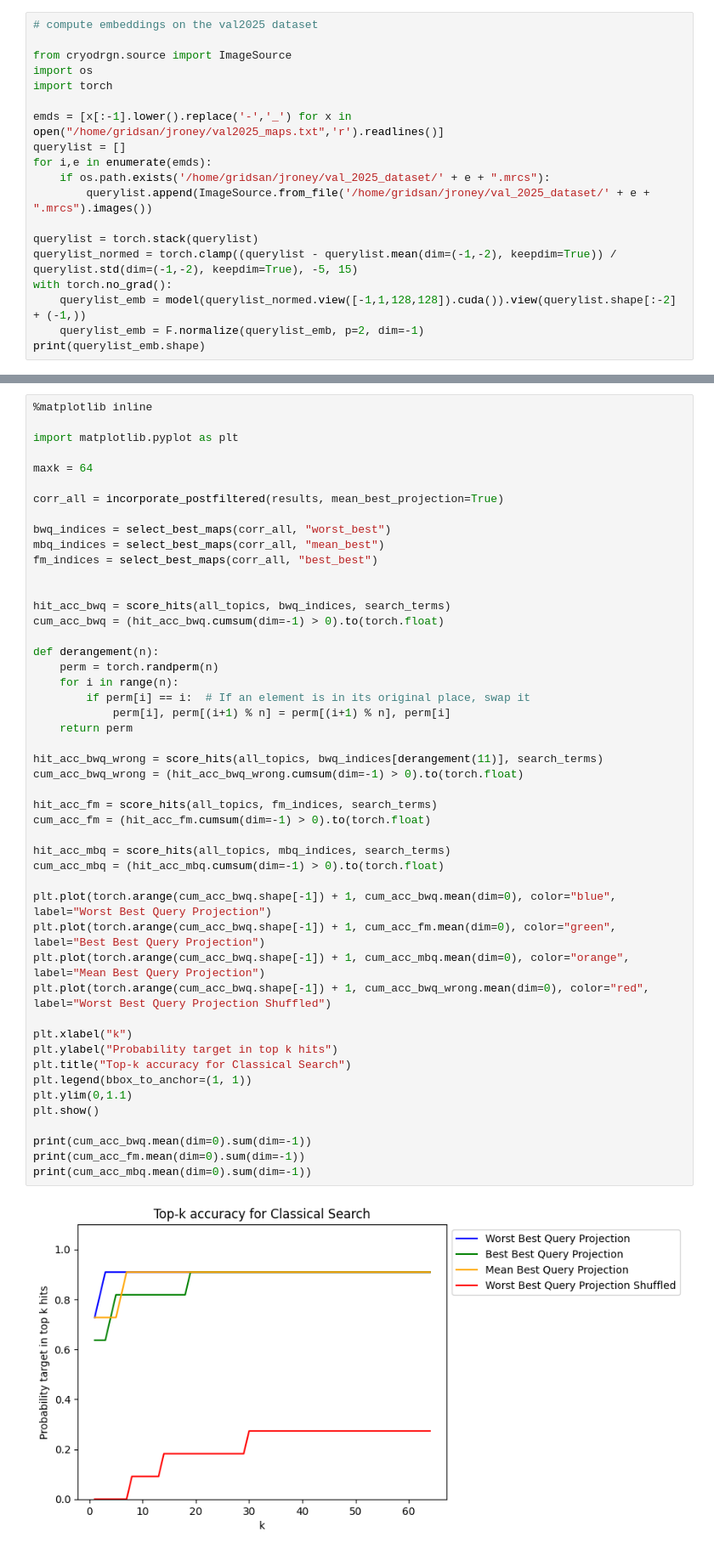
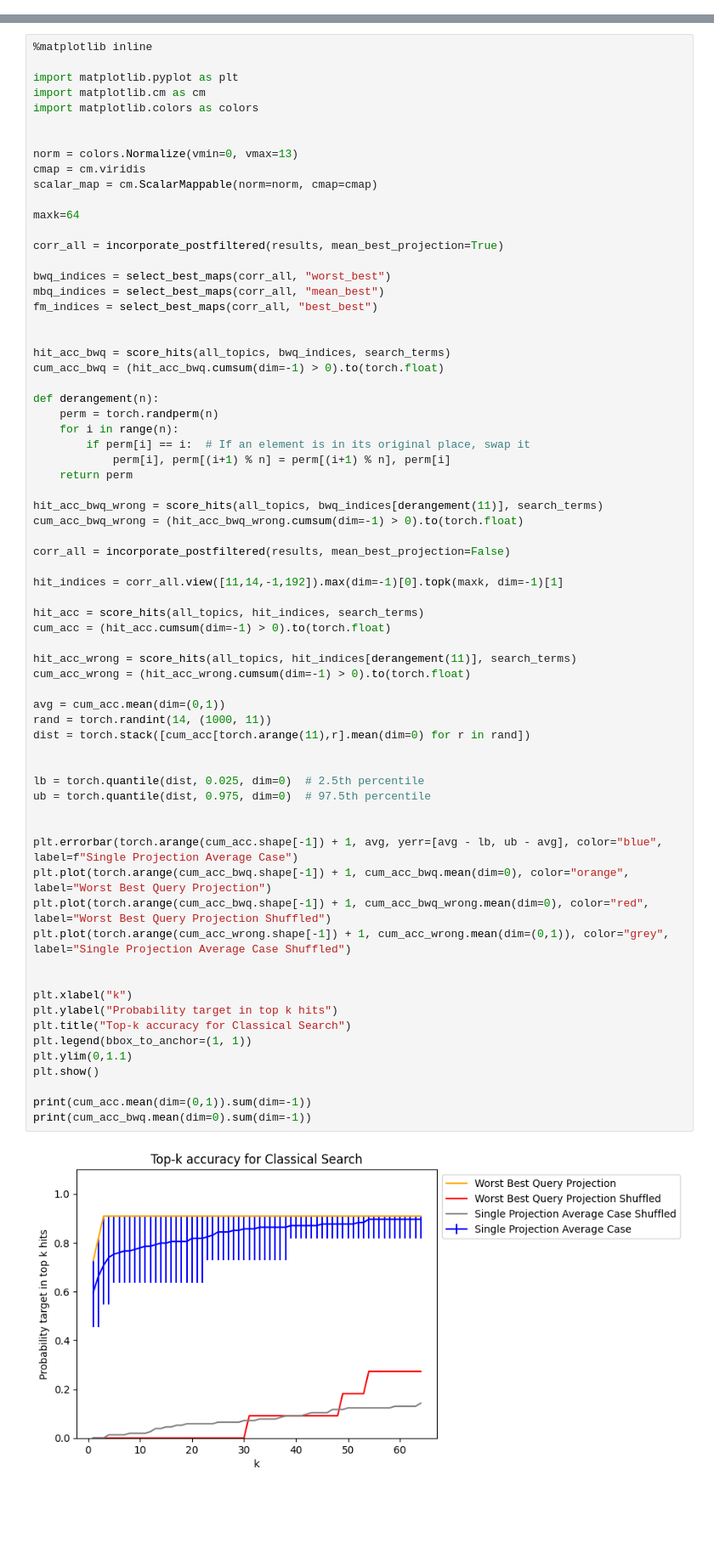
Before and after one commit to jproney/cryofinder, a Jupyter notebook: notebooks/Analyze2dSearch.ipynb, the cells around one changed output, grey strips where cells are left out. Shown: that part at 85% size. Saved outputs shown, nothing was run; the diff lists cells and outputs as text; blank space fills up the shorter version.

Commit message:
refactored 2d search looking p good

```diff
--- a/notebooks/Analyze2dSearch.ipynb
+++ b/notebooks/Analyze2dSearch.ipynb
@@ -66,19 +0,0 @@ torch.Size([723840, 128])
-# %%
-# compute embeddings on the val2025 dataset
-
-from cryodrgn.source import ImageSource
-import os
-import torch
-
-emds = [x[:-1].lower().replace('-','_') for x in open("/home/gridsan/jroney/val2025_maps.txt",'r').readlines()]
-querylist = []
-for i,e in enumerate(emds):
-    if os.path.exists('/home/gridsan/jroney/val_2025_dataset/' + e + ".mrcs"):
-        querylist.append(ImageSource.from_file('/home/gridsan/jroney/val_2025_dataset/' + e + ".mrcs").images())
-
-querylist = torch.stack(querylist)
-querylist_normed = torch.clamp((querylist - querylist.mean(dim=(-1,-2), keepdim=True)) / querylist.std(dim=(-1,-2), keepdim=True), -5, 15)
-with torch.no_grad():
-    querylist_emb = model(querylist_normed.view([-1,1,128,128]).cuda()).view(querylist.shape[:-2] + (-1,))
-    querylist_emb = F.normalize(querylist_emb, p=2, dim=-1)
-print(querylist_emb.shape)
@@ -169,8 +37,15 @@ all_topics = sorted(pickle.load(open("../emdb_topics.pkl", 'rb')), key=lambda x:
 %matplotlib inline
 
 import matplotlib.pyplot as plt
+import matplotlib.cm as cm
+import matplotlib.colors as colors
 
-maxk = 64
+
+norm = colors.Normalize(vmin=0, vmax=13)
+cmap = cm.viridis
+scalar_map = cm.ScalarMappable(norm=norm, cmap=cmap)
+
+maxk=64
 
 corr_all = incorporate_postfiltered(results, mean_best_projection=True)
 
@@ -178,40 +53,53 @@ bwq_indices = select_best_maps(corr_all, "worst_best")
 mbq_indices = select_best_maps(corr_all, "mean_best")
 fm_indices = select_best_maps(corr_all, "best_best")
 
 
 hit_acc_bwq = score_hits(all_topics, bwq_indices, search_terms)
 cum_acc_bwq = (hit_acc_bwq.cumsum(dim=-1) > 0).to(torch.float)
 
 def derangement(n):
     perm = torch.randperm(n)
     for i in range(n):
         if perm[i] == i:  # If an element is in its original place, swap it
             perm[i], perm[(i+1) % n] = perm[(i+1) % n], perm[i]
     return perm
 
 hit_acc_bwq_wrong = score_hits(all_topics, bwq_indices[derangement(11)], search_terms)
 cum_acc_bwq_wrong = (hit_acc_bwq_wrong.cumsum(dim=-1) > 0).to(torch.float)
 
-hit_acc_fm = score_hits(all_topics, fm_indices, search_terms)
-cum_acc_fm = (hit_acc_fm.cumsum(dim=-1) > 0).to(torch.float)
+corr_all = incorporate_postfiltered(results, mean_best_projection=False)
 
-hit_acc_mbq = score_hits(all_topics, mbq_indices, search_terms)
-cum_acc_mbq = (hit_acc_mbq.cumsum(dim=-1) > 0).to(torch.float)
+hit_indices = corr_all.view([11,14,-1,192]).max(dim=-1)[0].topk(maxk, dim=-1)[1]
 
-plt.plot(torch.arange(cum_acc_bwq.shape[-1]) + 1, cum_acc_bwq.mean(dim=0), color="blue", label="Worst Best Query Projection")
-plt.plot(torch.arange(cum_acc_bwq.shape[-1]) + 1, cum_acc_fm.mean(dim=0), color="green", label="Best Best Query Projection")
-plt.plot(torch.arange(cum_acc_bwq.shape[-1]) + 1, cum_acc_mbq.mean(dim=0), color="orange", label="Mean Best Query Projection")
+hit_acc = score_hits(all_topics, hit_indices, search_terms)
+cum_acc = (hit_acc.cumsum(dim=-1) > 0).to(torch.float)
+
+hit_acc_wrong = score_hits(all_topics, hit_indices[derangement(11)], search_terms)
+cum_acc_wrong = (hit_acc_wrong.cumsum(dim=-1) > 0).to(torch.float)
+
+avg = cum_acc.mean(dim=(0,1))
+rand = torch.randint(14, (1000, 11))
+dist = torch.stack([cum_acc[torch.arange(11),r].mean(dim=0) for r in rand])
+
+
+lb = torch.quantile(dist, 0.025, dim=0)  # 2.5th percentile
+ub = torch.quantile(dist, 0.975, dim=0)  # 97.5th percentile
+
+
+plt.errorbar(torch.arange(cum_acc.shape[-1]) + 1, avg, yerr=[avg - lb, ub - avg], color="blue", label=f"Single Projection Average Case")
+plt.plot(torch.arange(cum_acc_bwq.shape[-1]) + 1, cum_acc_bwq.mean(dim=0), color="orange", label="Worst Best Query Projection")
 plt.plot(torch.arange(cum_acc_bwq.shape[-1]) + 1, cum_acc_bwq_wrong.mean(dim=0), color="red", label="Worst Best Query Projection Shuffled")
+plt.plot(torch.arange(cum_acc_wrong.shape[-1]) + 1, cum_acc_wrong.mean(dim=(0,1)), color="grey", label="Single Projection Average Case Shuffled")
+
 
 plt.xlabel("k")
 plt.ylabel("Probability target in top k hits")
 plt.title("Top-k accuracy for Classical Search")
 plt.legend(bbox_to_anchor=(1, 1))
 plt.ylim(0,1.1)
 plt.show()
 
+print(cum_acc.mean(dim=(0,1)).sum(dim=-1))
 print(cum_acc_bwq.mean(dim=0).sum(dim=-1))
-print(cum_acc_fm.mean(dim=0).sum(dim=-1))
-print(cum_acc_mbq.mean(dim=0).sum(dim=-1))
 # %% [output]
-[figure, old version]
+[figure, new version]
```
Also changed, not shown: parts of 19 cells of this notebook, 1 other file.
